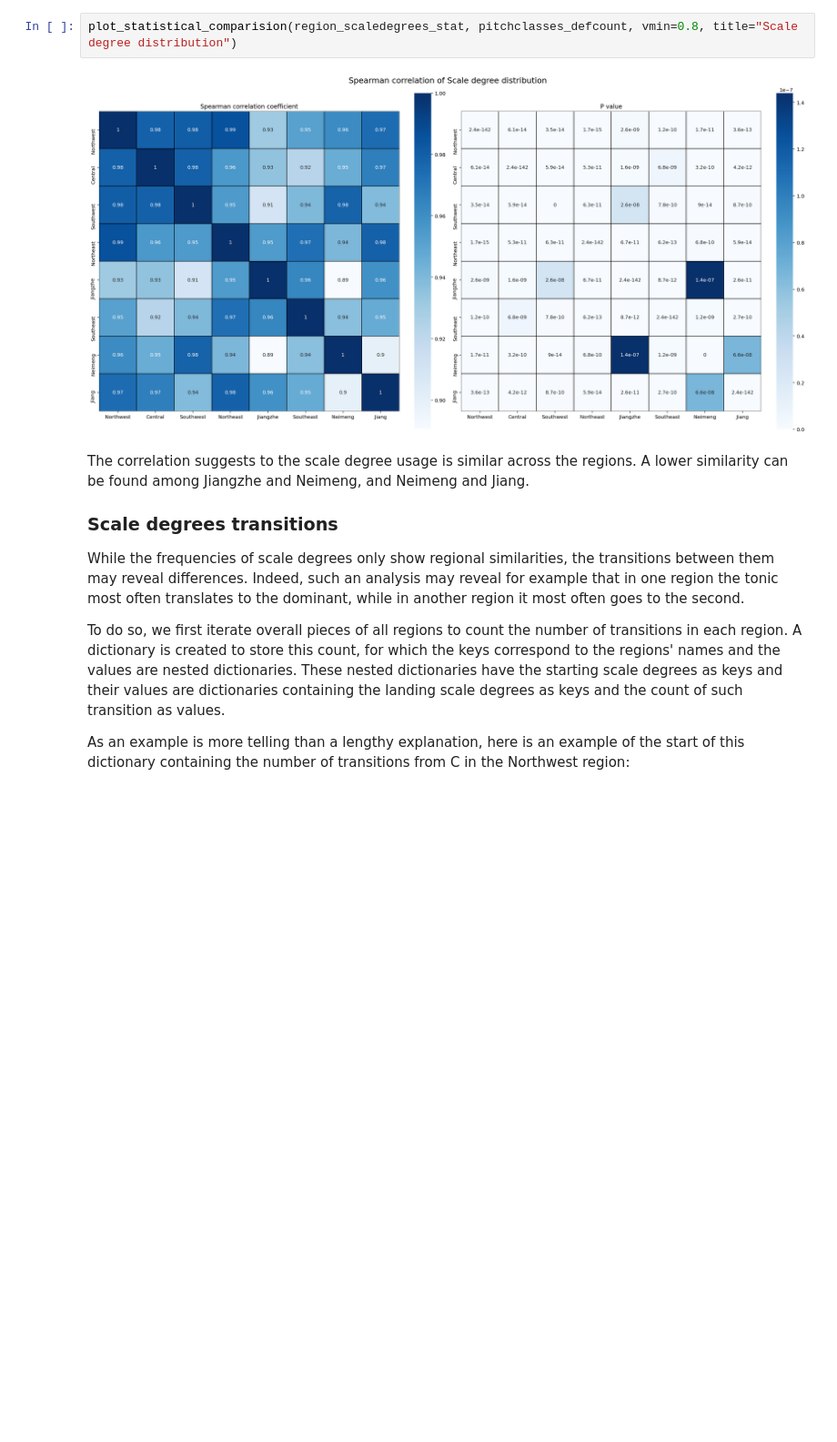
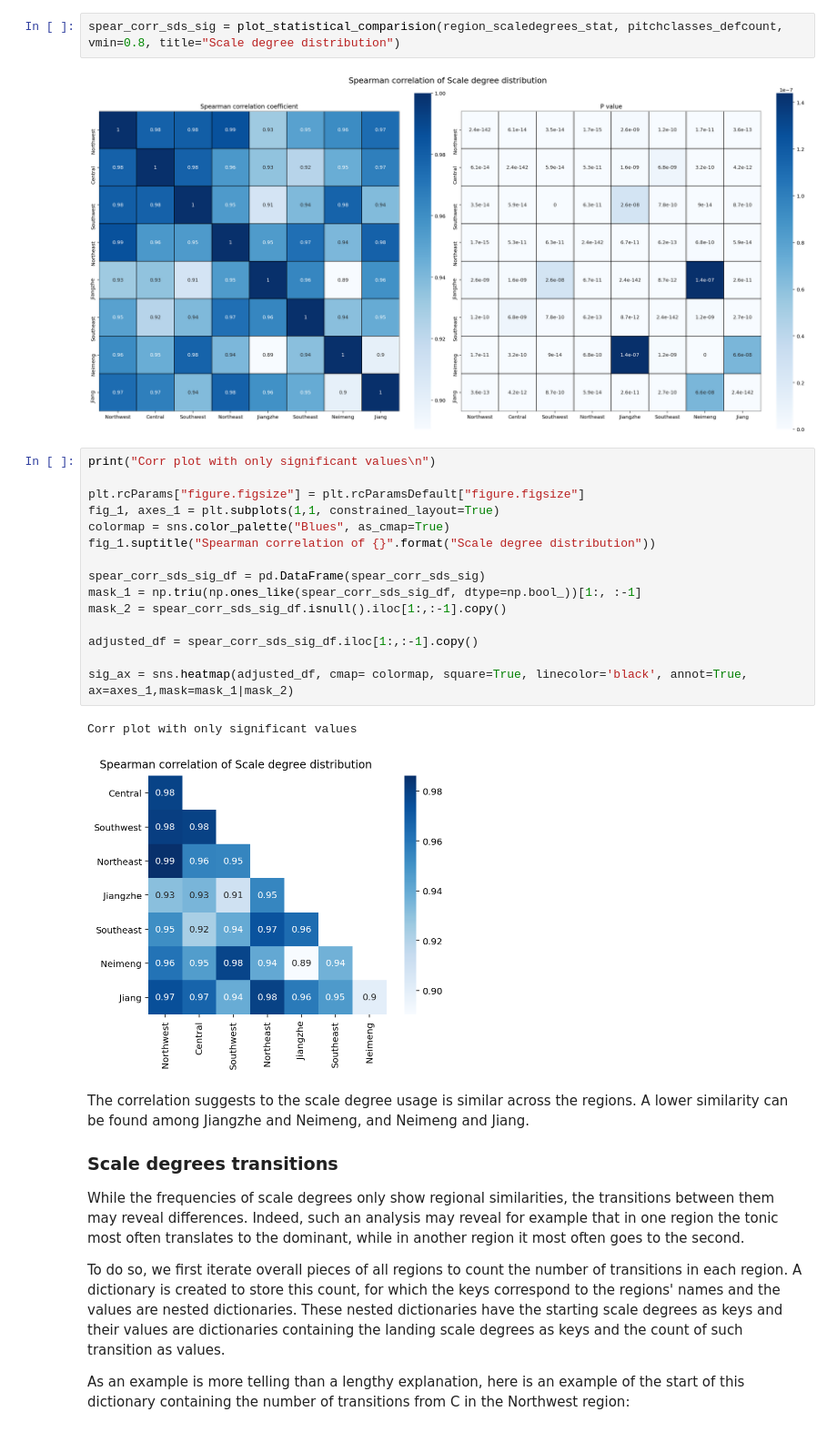
Before and after one commit to ravinitheshreddy/Digital-Musicology-Project, a Jupyter notebook: milestone3_results_quantification.ipynb, the cells around one changed output. Shown at 91% size. Drawn from its saved outputs; the diff is of its cells as text; blank space fills up the shorter version.

```diff
--- a/milestone3_results_quantification.ipynb
+++ b/milestone3_results_quantification.ipynb
@@ -261,7 +271,25 @@ def plot_statistical_comparision(stat, defcount, vmin, figsize=(20, 10), title="
 # %%
-plot_statistical_comparision(region_scaledegrees_stat, pitchclasses_defcount, vmin=0.8, title="Scale degree distribution")
+spear_corr_sds_sig = plot_statistical_comparision(region_scaledegrees_stat, pitchclasses_defcount, vmin=0.8, title="Scale degree distribution")
 # %% [output]
 [figure]
+# %%
+print("Corr plot with only significant values\n")
+
+plt.rcParams["figure.figsize"] = plt.rcParamsDefault["figure.figsize"]
+fig_1, axes_1 = plt.subplots(1,1, constrained_layout=True)
+colormap = sns.color_palette("Blues", as_cmap=True)
+fig_1.suptitle("Spearman correlation of {}".format("Scale degree distribution"))
+
+spear_corr_sds_sig_df = pd.DataFrame(spear_corr_sds_sig)
+mask_1 = np.triu(np.ones_like(spear_corr_sds_sig_df, dtype=np.bool_))[1:, :-1]
+mask_2 = spear_corr_sds_sig_df.isnull().iloc[1:,:-1].copy()
+
+adjusted_df = spear_corr_sds_sig_df.iloc[1:,:-1].copy()
+
+sig_ax = sns.heatmap(adjusted_df, cmap= colormap, square=True, linecolor='black', annot=True, ax=axes_1,mask=mask_1|mask_2)
+# %% [output]
+Corr plot with only significant values
+[figure, added]
 # %% [markdown]
 The correlation suggests to the scale degree usage is similar across the regions. A lower similarity can be found among Jiangzhe and Neimeng, and Neimeng and Jiang.
 
```
Also changed, not shown: parts of 11 cells of this notebook.
